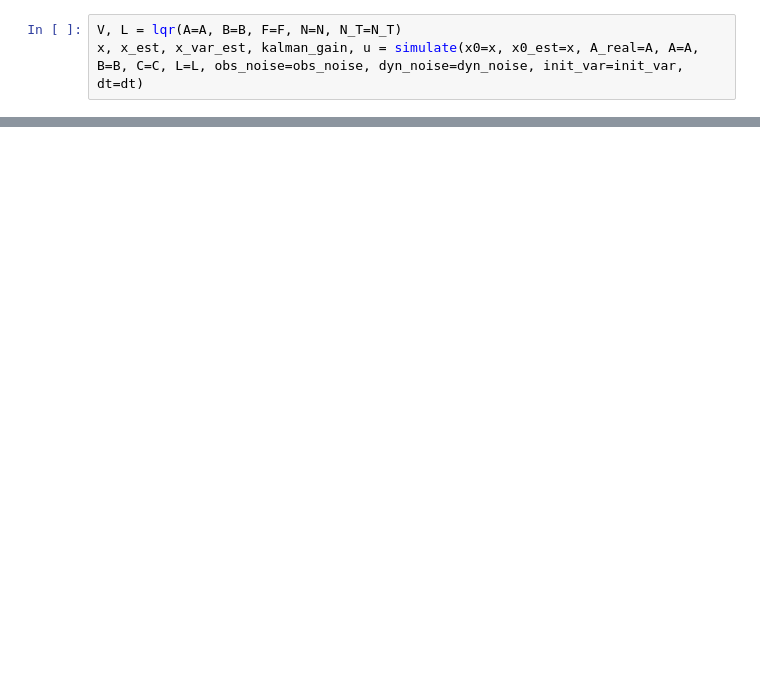
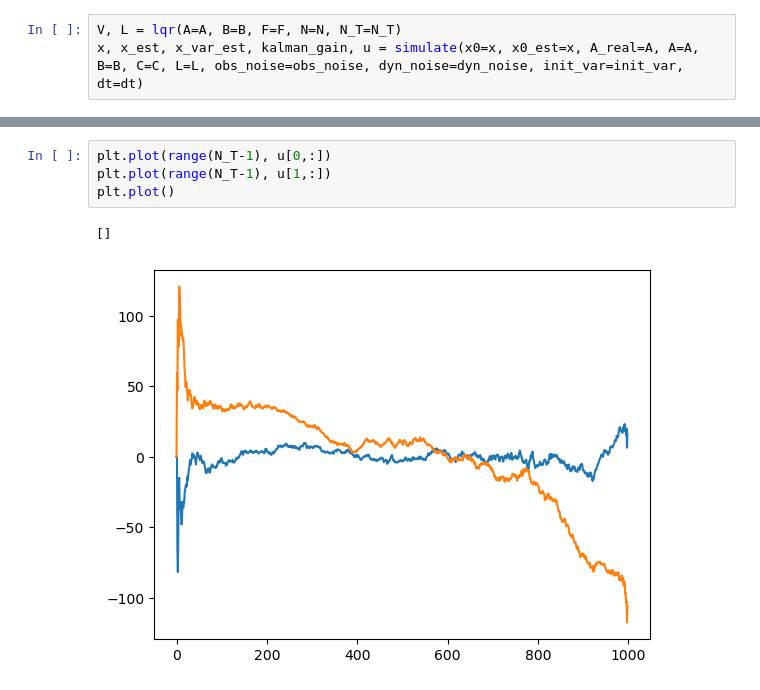
Before and after one commit to lfogarty98/mhbf_pt, a Jupyter notebook: motor-control-II/lqr_skeleton.ipynb, the cells around one changed output, grey strips where cells are left out. Drawn from its saved outputs; the diff is of its cells as text; blank space fills up the shorter version.

```diff
--- a/motor-control-II/lqr_skeleton.ipynb
+++ b/motor-control-II/lqr_skeleton.ipynb
@@ -139,0 +151,7 @@ plt.plot()
+# %%
+plt.plot(range(N_T-1), u[0,:])
+plt.plot(range(N_T-1), u[1,:])
+plt.plot()
+# %% [output]
+[]
+[figure, added]
```
Also changed, not shown: parts of 8 cells of this notebook.
